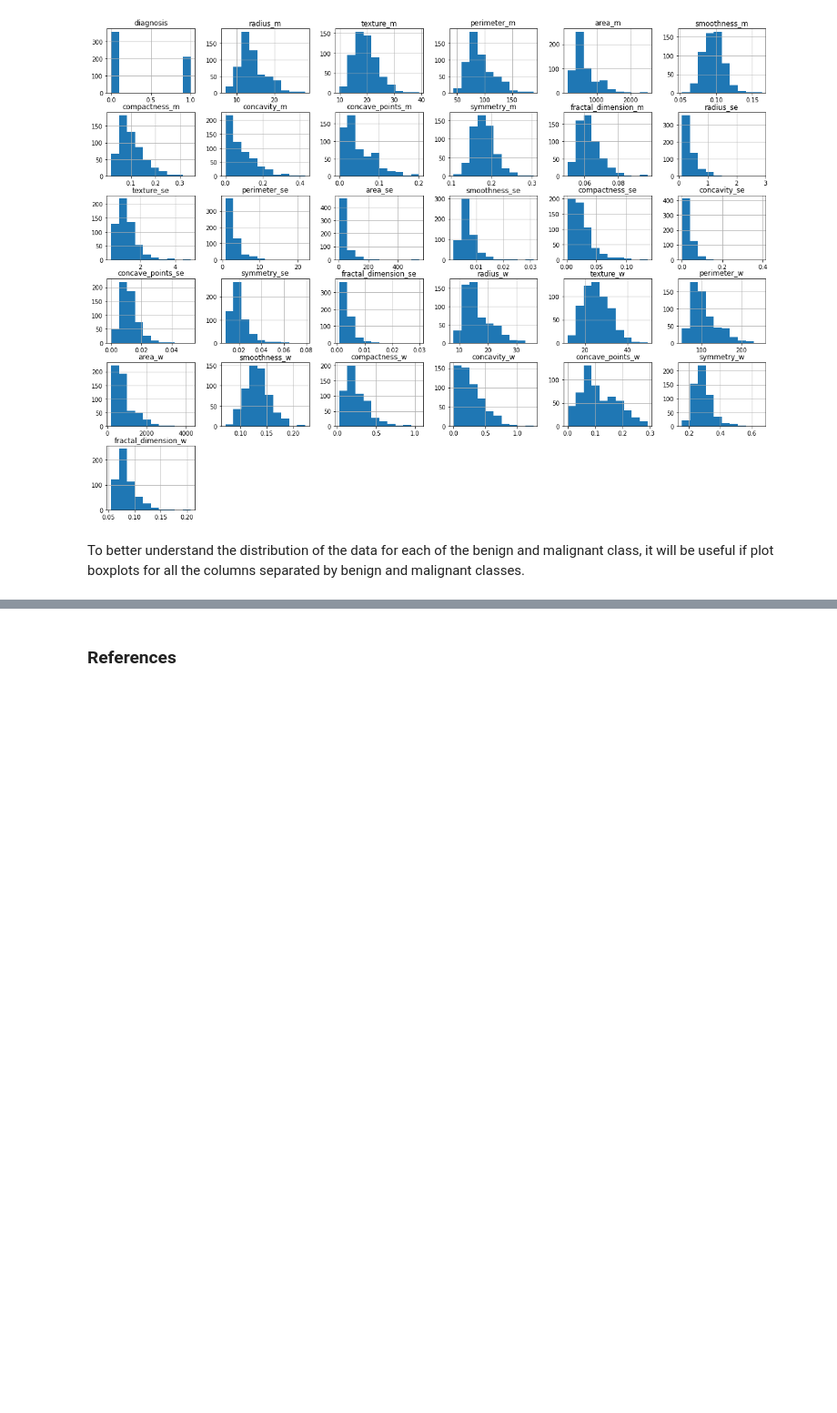
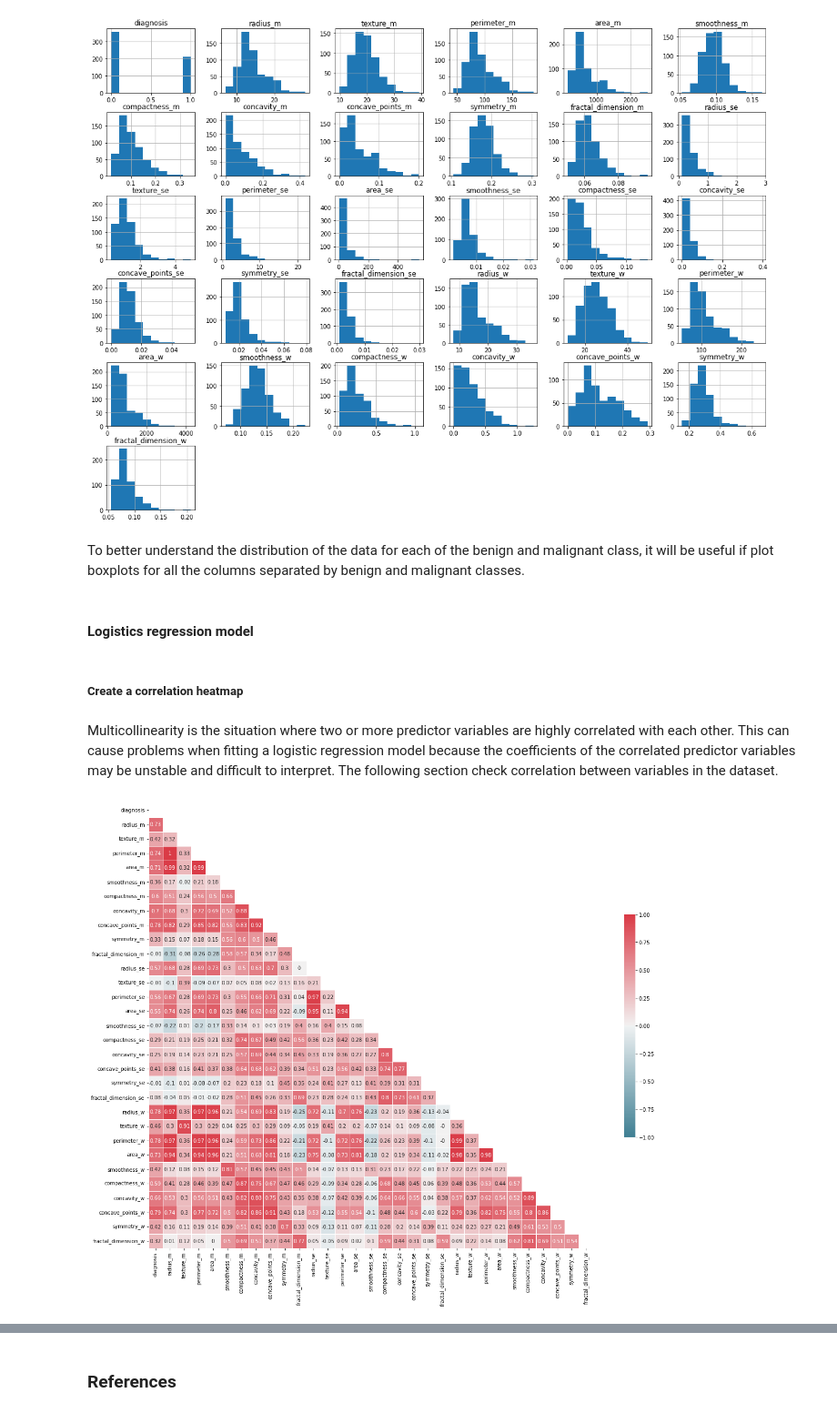
Before and after one commit to pcsukumar/PfDA_Assignment_2, a Jupyter notebook: PdFA_Project_2.ipynb, the cells around one changed output, grey strips where cells are left out. Shown at 91% size. Cells and saved outputs as stored; diff of their text form; code cells hidden in the pictures; blank space fills up the shorter version.

```diff
--- a/PdFA_Project_2.ipynb
+++ b/PdFA_Project_2.ipynb
@@ -40,7 +40,7 @@ import numpy as np
 import seaborn as sns
 # %%
 # Set the default figure size https://stackoverflow.com/questions/17230797/how-to-set-the-matplotlib-figure-default-size-in-ipython-notebook
-#plt.rcParams["figure.figsize"] = (20, 15)
+plt.rcParams["figure.figsize"] = (20, 15)
 # %%
 #Breast Cancer Wisconsin(Diagnostic) dataset has been downloaded from https://archive.ics.uci.edu/ml/datasets/breast+cancer+wisconsin+(original)
 #As the dataset has no column names, a 'names' list is created with column names and add the names when data export from csv.
@@ -175,3 +175,31 @@ plt.show()
 [figure]
 # %% [markdown]
 To better understand the distribution of the data for each of the benign and malignant class, it will be useful if plot boxplots for all the columns separated by benign and malignant classes.
+# %% [markdown]
+#### Logistics regression model
+# %% [markdown]
+##### Create a correlation heatmap
+# %% [markdown]
+Multicollinearity is the situation where two or more predictor variables are highly correlated with each other. This can cause problems when fitting a logistic regression model because the coefficients of the correlated predictor variables may be unstable and difficult to interpret. The following section check correlation between variables in the dataset.
+# %%
+#code adapted from https://www.kaggle.com/code/jagannathrk/predicting-breast-cancer-logistic-regression
+
+# Generate and visualize the correlation matrix https://seaborn.pydata.org/examples/many_pairwise_correlations.html
+corr= df.corr().round(2)
+
+# Mask for the upper triangle
+mask = np.zeros_like (corr, dtype=bool)
+mask [np. triu_indices_from(mask)] = True
+
+# Set figure size
+f, ax = plt.subplots (figsize=(18, 14))
+
+# Define custom colormap
+cmap = sns.diverging_palette (220, 10, as_cmap=True)
+
+# Draw the heatmap
+sns.heatmap(corr, mask=mask, cmap=cmap, vmin=-1, vmax=1, center=0, square=True, linewidths=.5, cbar_kws={"shrink": .5}, annot=True)
+
+plt.tight_layout()
+# %% [output]
+[figure, added]
```
Also changed, not shown: parts of 24 cells of this notebook.
